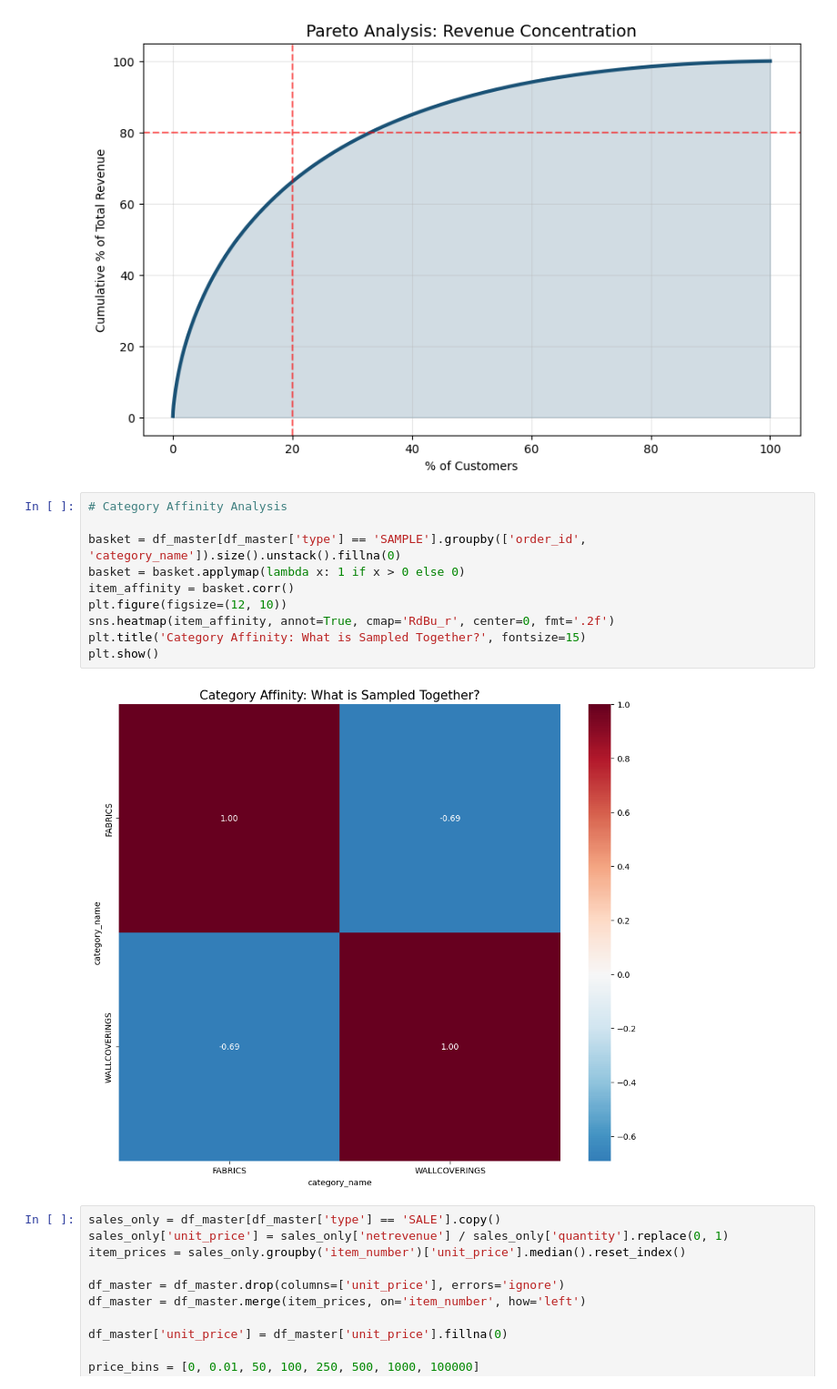
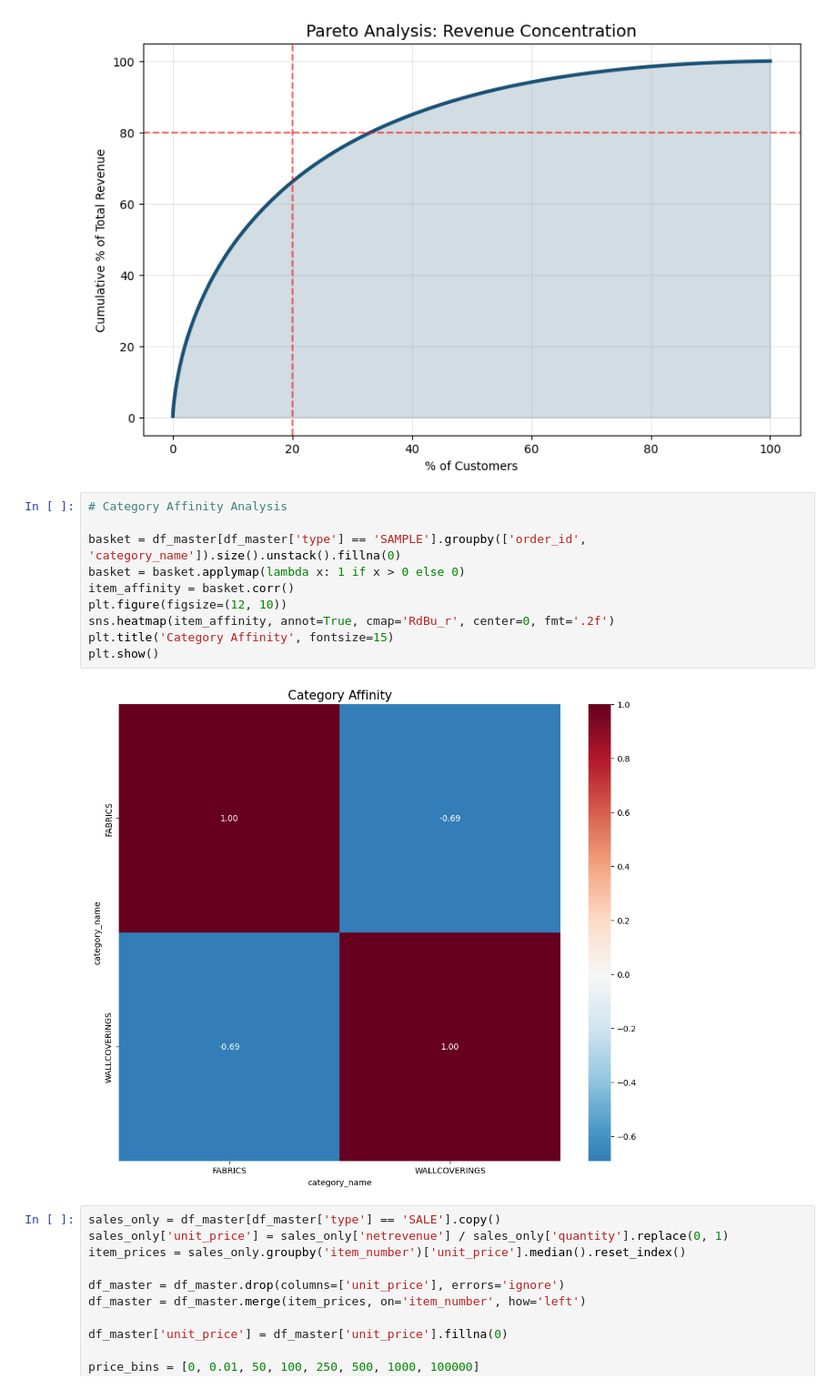
Before and after one commit to Avinash-patnaik/schumacher-customer-segmentation, a Jupyter notebook: notebooks/05_product_affinity_&_pricing.ipynb, the cells around one changed output. Shown at 91% size. Saved outputs shown, nothing was run; the diff lists cells and outputs as text.

Commit message:
data: add the heatmap to the project

```diff
--- a/notebooks/05_product_affinity_&_pricing.ipynb
+++ b/notebooks/05_product_affinity_&_pricing.ipynb
@@ -47,15 +47,15 @@ plt.show()
 # %%
 # Category Affinity Analysis
 
 basket = df_master[df_master['type'] == 'SAMPLE'].groupby(['order_id', 'category_name']).size().unstack().fillna(0)
 basket = basket.applymap(lambda x: 1 if x > 0 else 0)
 item_affinity = basket.corr()
 plt.figure(figsize=(12, 10))
 sns.heatmap(item_affinity, annot=True, cmap='RdBu_r', center=0, fmt='.2f')
-plt.title('Category Affinity: What is Sampled Together?', fontsize=15)
+plt.title('Category Affinity', fontsize=15)
 plt.show()
 # %% [output]
-[figure, old version]
+[figure, new version]
 # %%
 sales_only = df_master[df_master['type'] == 'SALE'].copy()
 sales_only['unit_price'] = sales_only['netrevenue'] / sales_only['quantity'].replace(0, 1)
```
Also changed, not shown: 2 other files.
